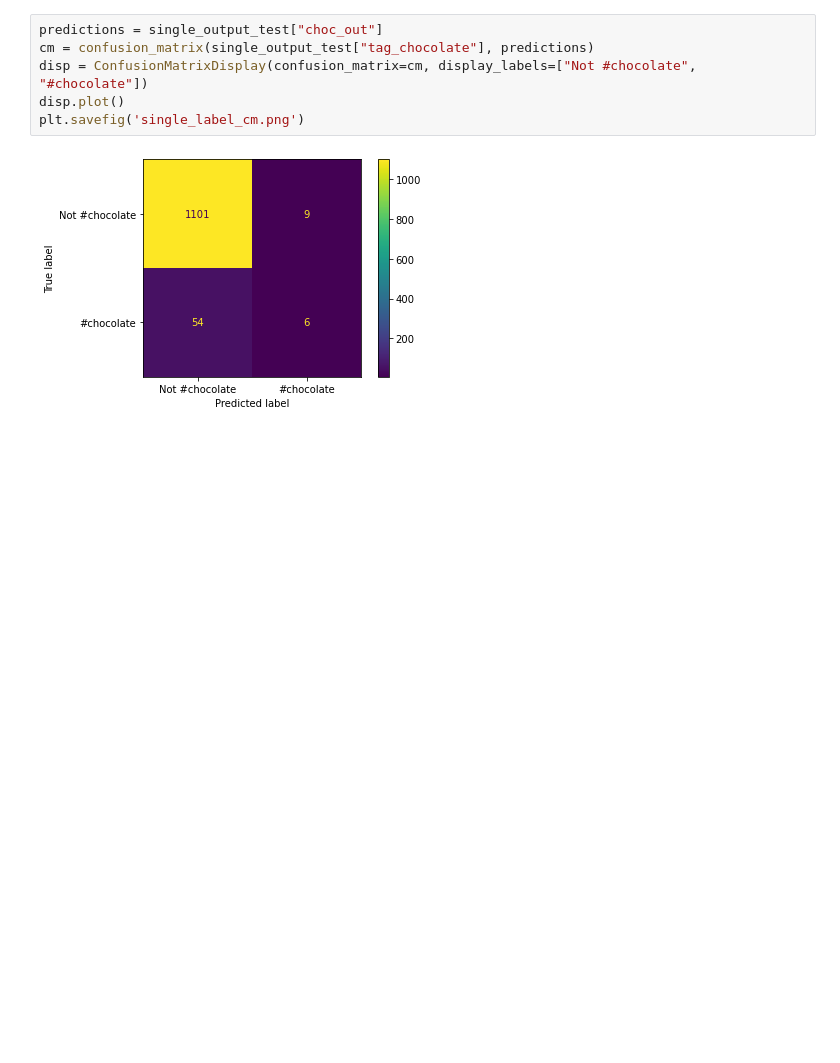
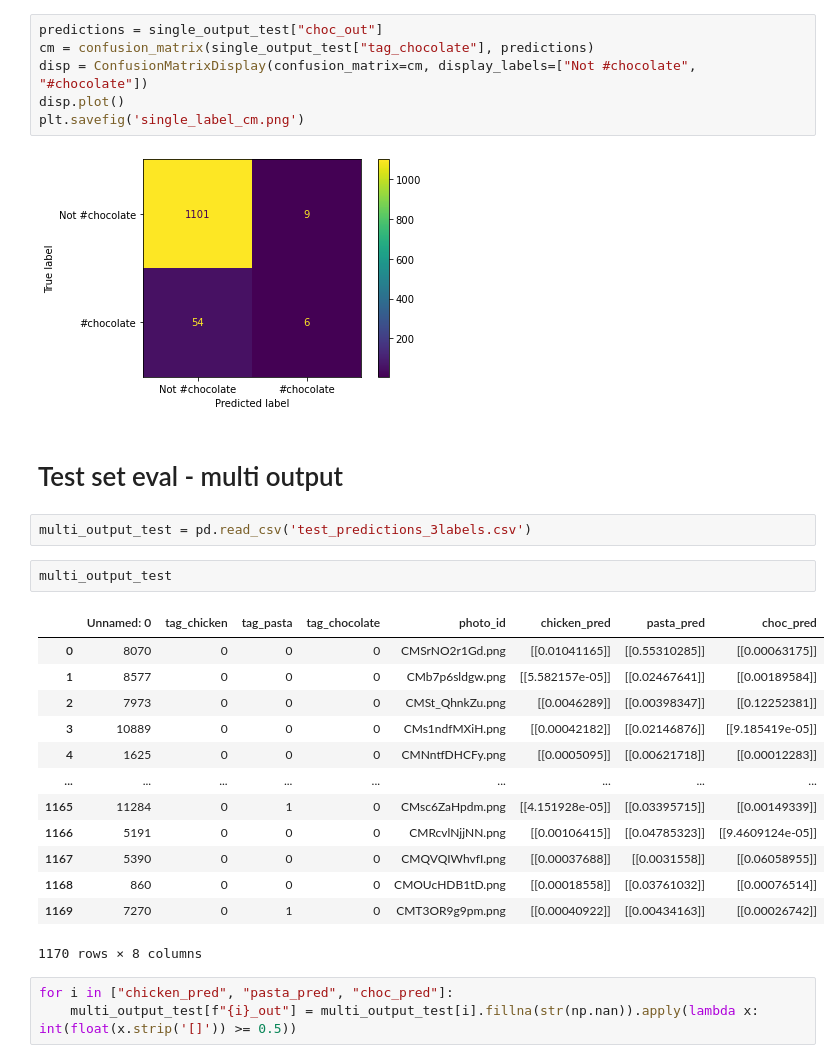
Before and after one commit to lgov/kul_advanalytics, a Jupyter notebook: assignment2/Eval_model.ipynb, the cells around one changed output. Cells and saved outputs as stored; diff of their text form; blank space fills up the shorter version.

```diff
--- a/assignment2/Eval_model.ipynb
+++ b/assignment2/Eval_model.ipynb
@@ -366,3 +366,26 @@ disp.plot()
 plt.savefig('single_label_cm.png')
 # %% [output]
 [figure]
+# %% [markdown]
+# Test set eval - multi output
+# %%
+multi_output_test = pd.read_csv('test_predictions_3labels.csv')
+# %%
+multi_output_test
+# %% [output]
+|  | Unnamed: 0 | tag_chicken | tag_pasta | tag_chocolate | photo_id | chicken_pred | pasta_pred | choc_pred |
+| 0 | 8070 | 0 | 0 | 0 | CMSrNO2r1Gd.png | [[0.01041165]] | [[0.55310285]] | [[0.00063175]] |
+| 1 | 8577 | 0 | 0 | 0 | CMb7p6sldgw.png | [[5.582157e-05]] | [[0.02467641]] | [[0.00189584]] |
+| 2 | 7973 | 0 | 0 | 0 | CMSt_QhnkZu.png | [[0.0046289]] | [[0.00398347]] | [[0.12252381]] |
+| 3 | 10889 | 0 | 0 | 0 | CMs1ndfMXiH.png | [[0.00042182]] | [[0.02146876]] | [[9.185419e-05]] |
+| 4 | 1625 | 0 | 0 | 0 | CMNntfDHCFy.png | [[0.0005095]] | [[0.00621718]] | [[0.00012283]] |
+| ... | ... | ... | ... | ... | ... | ... | ... | ... |
+| 1165 | 11284 | 0 | 1 | 0 | CMsc6ZaHpdm.png | [[4.151928e-05]] | [[0.03395715]] | [[0.00149339]] |
+| 1166 | 5191 | 0 | 0 | 0 | CMRcvlNjjNN.png | [[0.00106415]] | [[0.04785323]] | [[9.4609124e-05]] |
+| 1167 | 5390 | 0 | 0 | 0 | CMQVQIWhvfI.png | [[0.00037688]] | [[0.0031558]] | [[0.06058955]] |
+| 1168 | 860 | 0 | 0 | 0 | CMOUcHDB1tD.png | [[0.00018558]] | [[0.03761032]] | [[0.00076514]] |
+| 1169 | 7270 | 0 | 1 | 0 | CMT3OR9g9pm.png | [[0.00040922]] | [[0.00434163]] | [[0.00026742]] |
+1170 rows × 8 columns
+# %%
+for i in ["chicken_pred", "pasta_pred", "choc_pred"]:
+    multi_output_test[f"{i}_out"] = multi_output_test[i].fillna(str(np.nan)).apply(lambda x: int(float(x.strip('[]')) >= 0.5))
```
Also changed, not shown: parts of 4 cells of this notebook.
